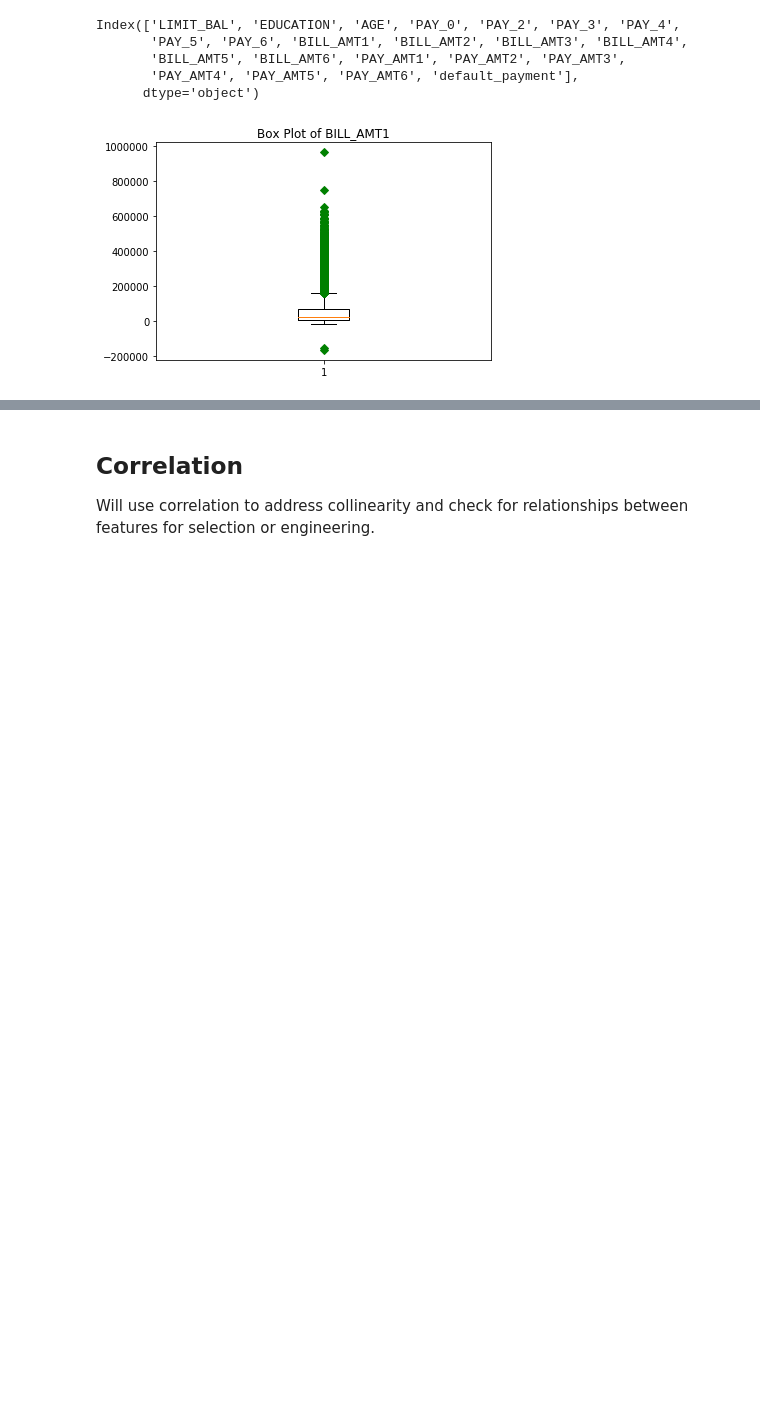
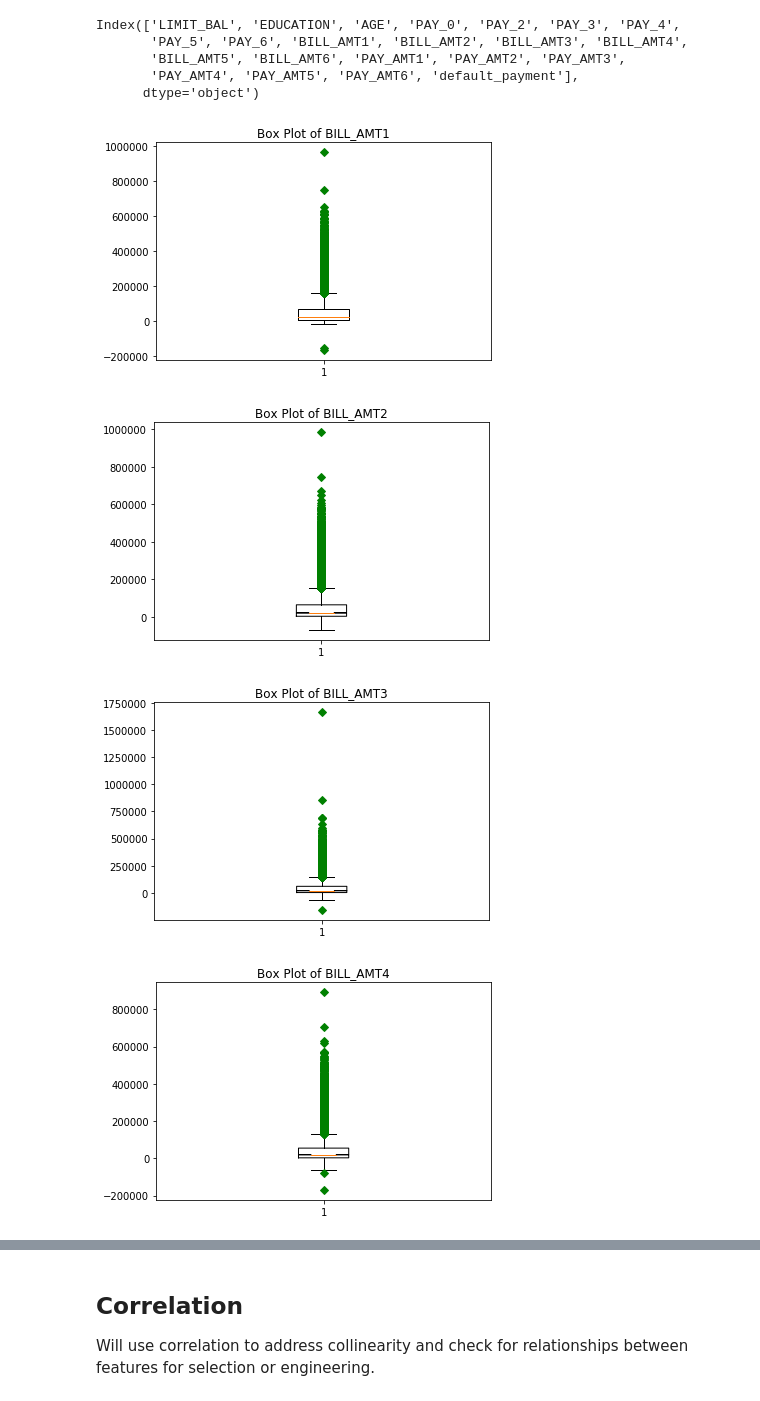
Before and after one commit to ietuks/Credit_One_Loan_Default_Prediction, a Jupyter notebook: Loan_Default_Analysis (1).ipynb, the cells around one changed output, grey strips where cells are left out. Drawn from its saved outputs; the diff is of its cells as text; code cells hidden in the pictures; blank space fills up the shorter version.

```diff
--- a/Loan_Default_Analysis.ipynb
+++ b/Loan_Default_Analysis (1).ipynb
@@ -283,12 +269,38 @@ Index(['LIMIT_BAL', 'EDUCATION', 'AGE', 'PAY_0', 'PAY_2', 'PAY_3', 'PAY_4',
        'BILL_AMT5', 'BILL_AMT6', 'PAY_AMT1', 'PAY_AMT2', 'PAY_AMT3',
        'PAY_AMT4', 'PAY_AMT5', 'PAY_AMT6', 'default_payment'],
       dtype='object')
-# %%
-#Let's visualize box plot of BILL_AMT1:
-A = new_LoanFileDF['BILL_AMT1']
-plt.boxplot(A,0,'gD')
-plt.title('Box Plot of BILL_AMT1')
-new_LoanFileDF
-plt.show()
-# %% [output]
-[figure, removed]
+# %%
+b1 = new_LoanFileDF['BILL_AMT1']
+plt.boxplot(b1,0,'gD')
+plt.title('Box Plot of BILL_AMT1')
+plt.show()
+
+b2 = new_LoanFileDF['BILL_AMT2']
+plt.boxplot(b2,1,'gD')
+plt.title('Box Plot of BILL_AMT2')
+plt.show()
+
+b3 = new_LoanFileDF['BILL_AMT3']
+plt.boxplot(b3,2,'gD')
+plt.title('Box Plot of BILL_AMT3')
+plt.show()
+
+b4 = new_LoanFileDF['BILL_AMT4']
+plt.boxplot(b4,3,'gD')
+plt.title('Box Plot of BILL_AMT4')
+plt.show()
+
+b5 = new_LoanFileDF['BILL_AMT5']
+plt.boxplot(b5,4,'gD')
+plt.title('Box Plot of BILL_AMT5')
+plt.show()
+
+b6 = new_LoanFileDF['BILL_AMT6']
+plt.boxplot(b6,5,'gD')
+plt.title('Box Plot of BILL_AMT6')
+plt.show()
+# %% [output]
+[figure, added]
+[figure, added]
+[figure, added]
+[figure, added]
```
Also changed, not shown: parts of 14 cells of this notebook.
